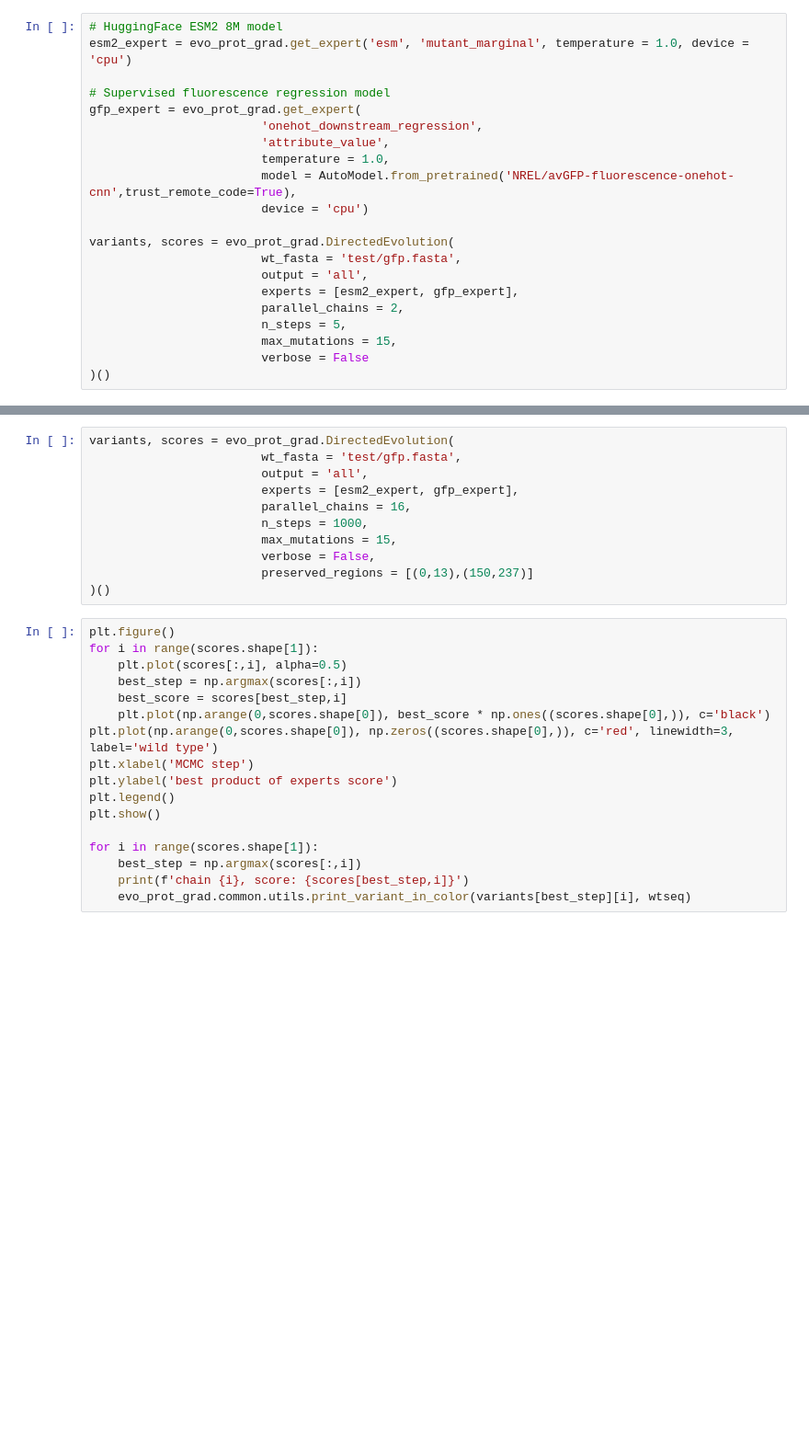
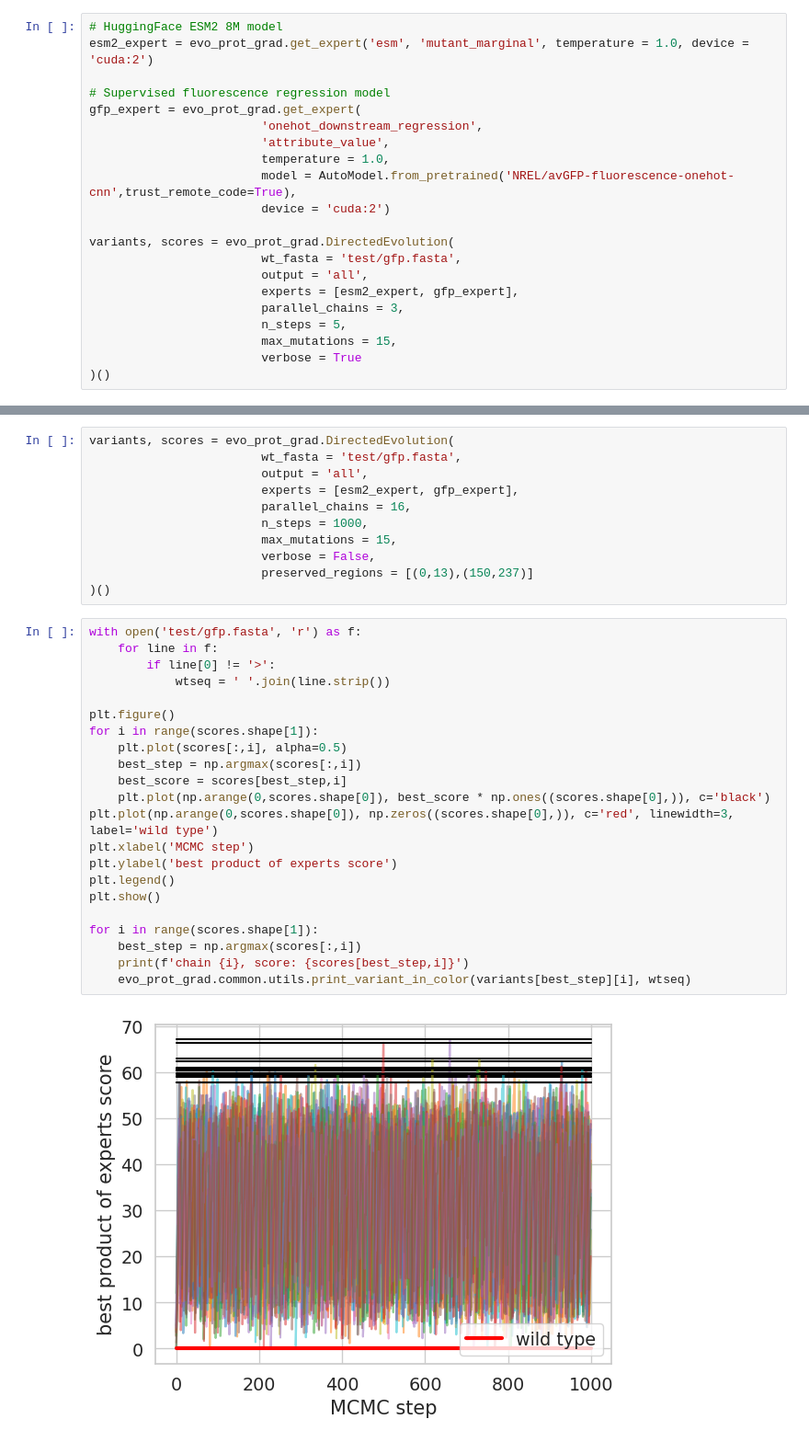
Before and after one commit to NREL/EvoProtGrad, a Jupyter notebook: demo.ipynb, the cells around one changed output, grey strips where cells are left out. Shown at 92% size. Cells and saved outputs as stored; diff of their text form; blank space fills up the shorter version.

Commit message:
Cleaned up new features, added unit tests

```diff
--- a/demo.ipynb
+++ b/demo.ipynb
@@ -14,7 +14,7 @@ sns.set_context("notebook", font_scale=1.25)
 ## HuggingFace ESM2 8M model + Supervised fluorescence regression model
 # %%
 # HuggingFace ESM2 8M model
-esm2_expert = evo_prot_grad.get_expert('esm', 'mutant_marginal', temperature = 1.0, device = 'cpu')
+esm2_expert = evo_prot_grad.get_expert('esm', 'mutant_marginal', temperature = 1.0, device = 'cuda:2')
 
 # Supervised fluorescence regression model
 gfp_expert = evo_prot_grad.get_expert(
@@ -22,14 +22,14 @@ gfp_expert = evo_prot_grad.get_expert(
                         'attribute_value',
                         temperature = 1.0,
                         model = AutoModel.from_pretrained('NREL/avGFP-fluorescence-onehot-cnn',trust_remote_code=True),
-                        device = 'cpu')
+                        device = 'cuda:2')
 
 variants, scores = evo_prot_grad.DirectedEvolution(
                         wt_fasta = 'test/gfp.fasta',
                         output = 'all',
                         experts = [esm2_expert, gfp_expert],
-                        parallel_chains = 2,
+                        parallel_chains = 3,
                         n_steps = 5,
                         max_mutations = 15,
-                        verbose = False
+                        verbose = True
 )()
@@ -69,19 +94,26 @@ variants, scores = evo_prot_grad.DirectedEvolution(
                         preserved_regions = [(0,13),(150,237)]
 )()
 # %%
+with open('test/gfp.fasta', 'r') as f:
+    for line in f:
+        if line[0] != '>':
+            wtseq = ' '.join(line.strip())
+
 plt.figure()
 for i in range(scores.shape[1]):
     plt.plot(scores[:,i], alpha=0.5)
     best_step = np.argmax(scores[:,i])
     best_score = scores[best_step,i]
     plt.plot(np.arange(0,scores.shape[0]), best_score * np.ones((scores.shape[0],)), c='black')
 plt.plot(np.arange(0,scores.shape[0]), np.zeros((scores.shape[0],)), c='red', linewidth=3, label='wild type')
 plt.xlabel('MCMC step')
 plt.ylabel('best product of experts score')
 plt.legend()
 plt.show()
 
 for i in range(scores.shape[1]):
     best_step = np.argmax(scores[:,i])
     print(f'chain {i}, score: {scores[best_step,i]}')
     evo_prot_grad.common.utils.print_variant_in_color(variants[best_step][i], wtseq)
+# %% [output]
+[figure, added]
```
Also changed, not shown: parts of 2 cells of this notebook, 9 other files.
